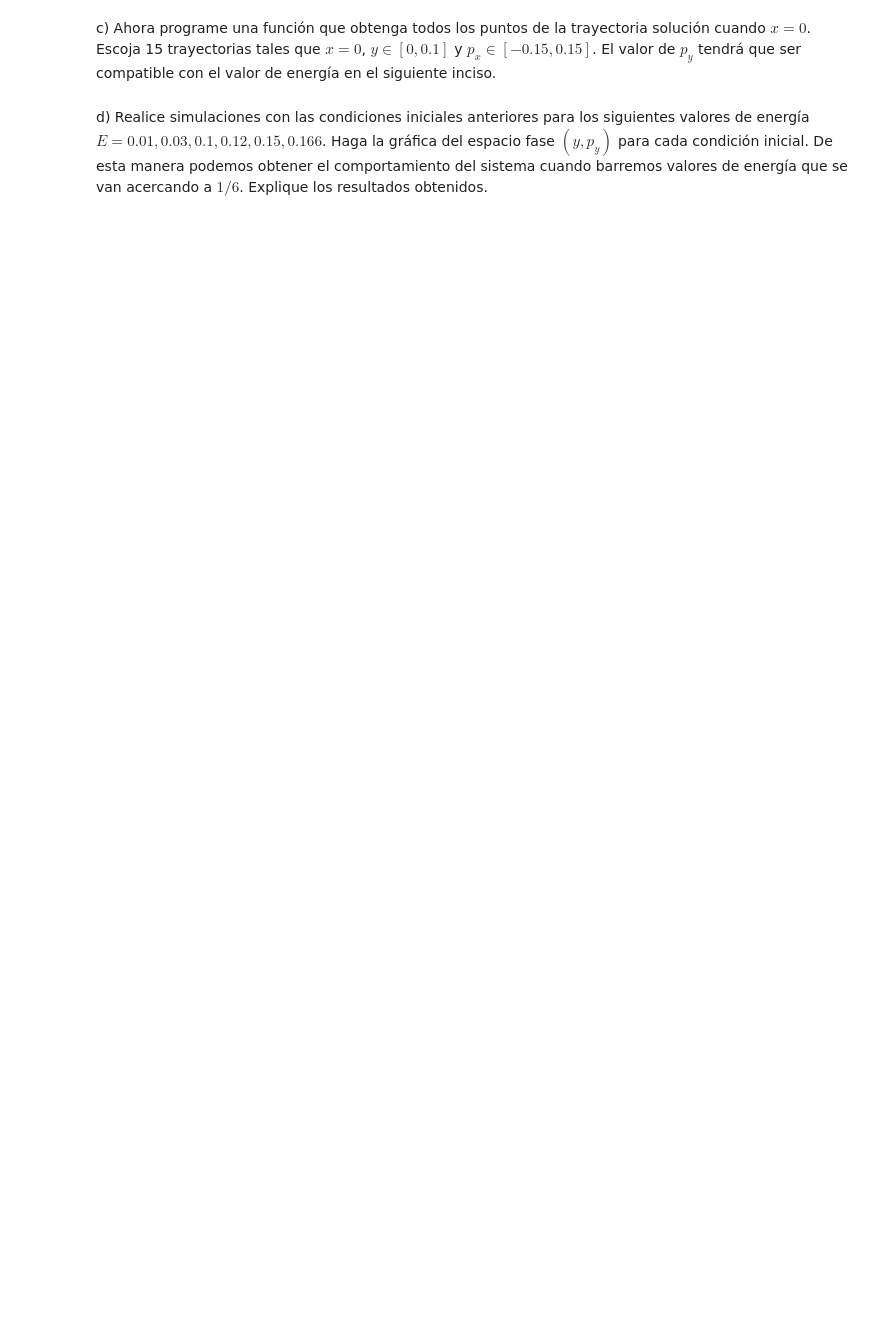
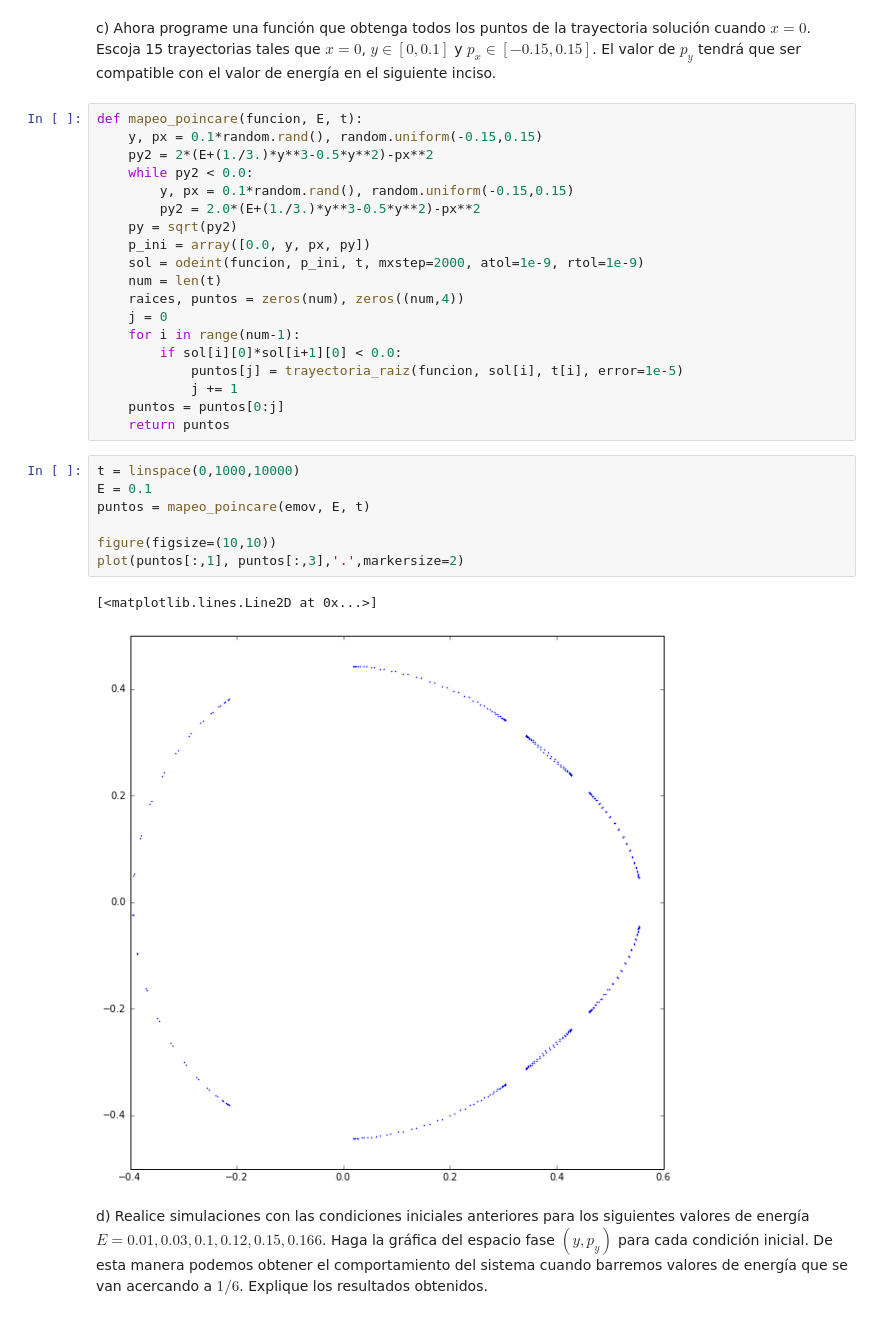
Before and after one commit to ignacio-vc/fcomp, a Jupyter notebook: examenes/examen2.ipynb, the cells around one changed output. Drawn from its saved outputs; the diff is of its cells as text; blank space fills up the shorter version.

```diff
--- a/examenes/examen2.ipynb
+++ b/examenes/examen2.ipynb
@@ -133,4 +177,33 @@ $$ \dot{x} = \frac {\partial H}{ \partial p_x} \ \ \ \ \ \ \ \ \ \dot{y} = \frac
 # %% [markdown]
 c) Ahora programe una función que obtenga todos los puntos de la trayectoria solución cuando $x = 0$. Escoja 15 trayectorias tales que $x = 0$, $y \in [0, 0.1]$ y $p_x \in [−0.15, 0.15]$. El valor de $p_y$ tendrá que ser compatible con el valor de energía en el siguiente inciso.
+# %%
+def mapeo_poincare(funcion, E, t):
+    y, px = 0.1*random.rand(), random.uniform(-0.15,0.15)
+    py2 = 2*(E+(1./3.)*y**3-0.5*y**2)-px**2
+    while py2 < 0.0:
+        y, px = 0.1*random.rand(), random.uniform(-0.15,0.15)
+        py2 = 2.0*(E+(1./3.)*y**3-0.5*y**2)-px**2
+    py = sqrt(py2)
+    p_ini = array([0.0, y, px, py])
+    sol = odeint(funcion, p_ini, t, mxstep=2000, atol=1e-9, rtol=1e-9)
+    num = len(t)
+    raices, puntos = zeros(num), zeros((num,4))
+    j = 0
+    for i in range(num-1):
+        if sol[i][0]*sol[i+1][0] < 0.0:
+            puntos[j] = trayectoria_raiz(funcion, sol[i], t[i], error=1e-5)
+            j += 1
+    puntos = puntos[0:j]
+    return puntos
+# %%
+t = linspace(0,1000,10000)
+E = 0.1
+puntos = mapeo_poincare(emov, E, t)
+
+figure(figsize=(10,10))
+plot(puntos[:,1], puntos[:,3],'.',markersize=2)
+# %% [output]
+[<matplotlib.lines.Line2D at 0x...>]
+[figure, added]
 # %% [markdown]
 d) Realice simulaciones con las condiciones iniciales anteriores para los siguientes valores de energía $E = 0.01, 0.03, 0.1, 0.12, 0.15, 0.166$. Haga la gráfica del espacio fase $(y, p_y)$ para cada condición inicial. De esta manera podemos obtener el comportamiento del sistema cuando barremos valores de energía que se van acercando a $1/6$. Explique los resultados obtenidos.
```
Also changed, not shown: parts of 11 cells of this notebook.
